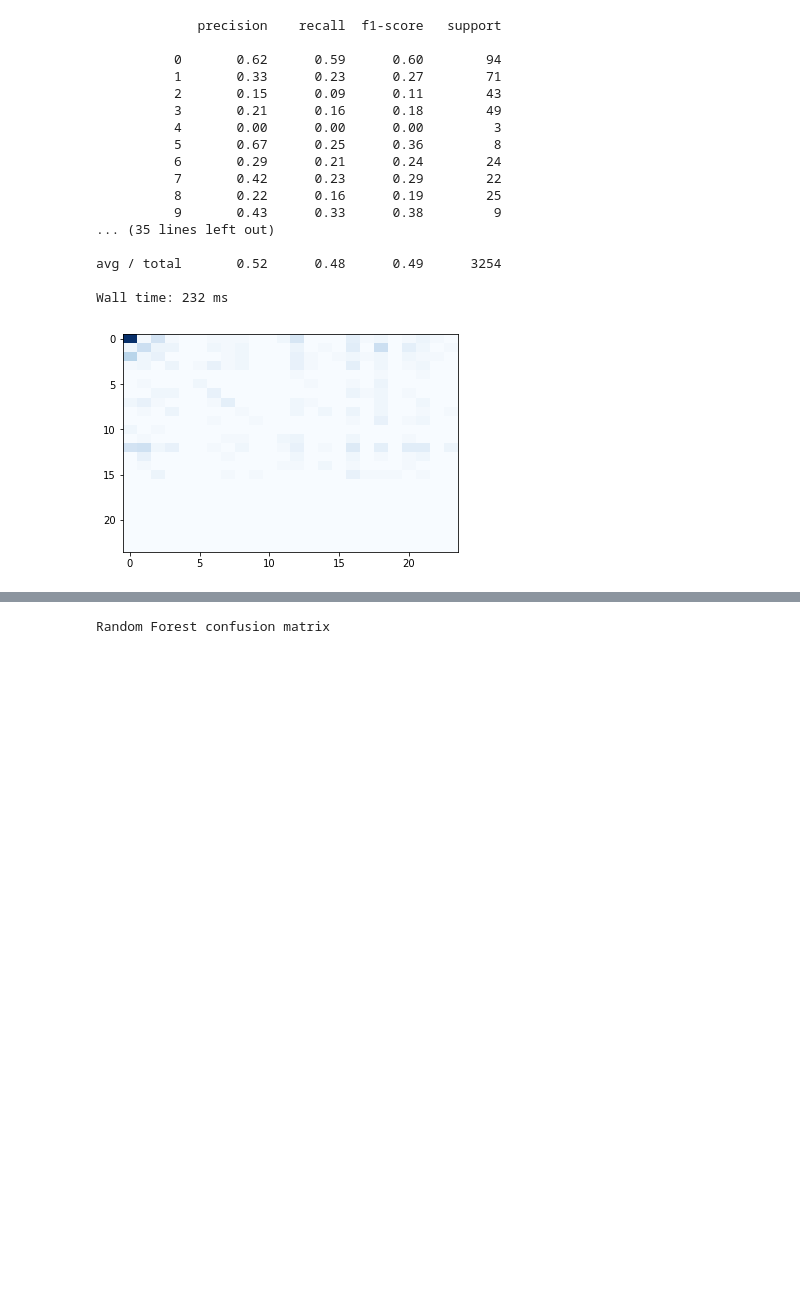
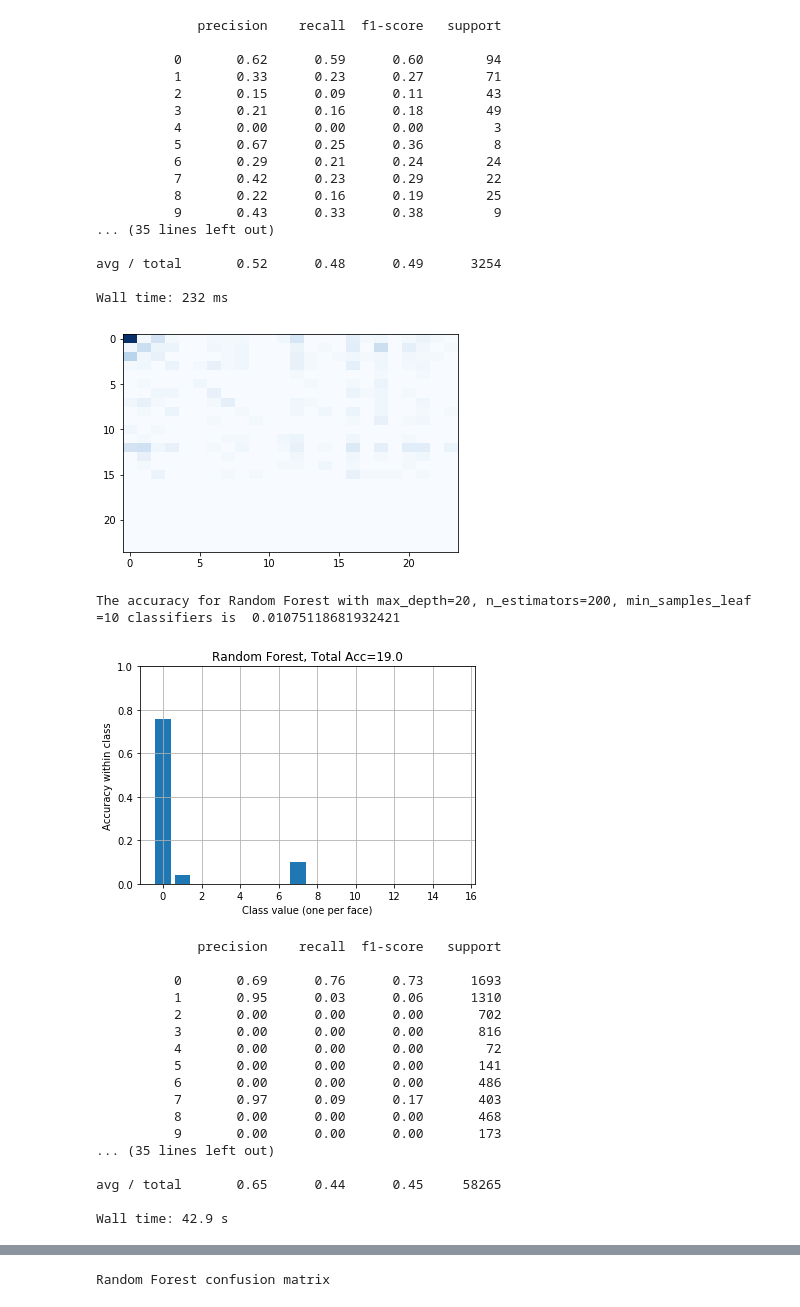
Before and after one commit to i4a/olympics, a Jupyter notebook: LabAssignmentTwo.ipynb, the cells around one changed output, grey strips where cells are left out. Drawn from its saved outputs; the diff is of its cells as text; code cells hidden in the pictures; blank space fills up the shorter version.

```diff
--- a/LabAssignmentTwo.ipynb
+++ b/LabAssignmentTwo.ipynb
@@ -1100,6 +974,40 @@ plt.imshow(cm,cmap=plt.get_cmap('Blues'),aspect='auto')
 plt.grid(False)
 # %% [output]
 [figure]
+# %%
+%%time
+from sklearn.ensemble import RandomForestClassifier
+# Instantiate model with 150 decision trees
+rf = RandomForestClassifier(max_depth=20, n_estimators=200, n_jobs=-1, min_samples_leaf =10)
+# Train the model on training data
+rf.fit(X_train_task2, y_train_task2);
+# Make point predictions on the test set using the fit model.
+yhat = rf.predict(X_test_task2)
+
+print('The accuracy for Random Forest with max_depth=20, n_estimators=200, min_samples_leaf =10 classifiers is ', accuracy_score(y_test_task2, yhat))
+
+plot_class_acc(y_test_task2.argmax(axis=1),yhat.argmax(axis=1),title="Random Forest")
+print(classification_report(y_test_task2, yhat))
+# %% [output]
+The accuracy for Random Forest with max_depth=20, n_estimators=200, min_samples_leaf =10 classifiers is  0.01075118681932421
+[figure, added]
+             precision    recall  f1-score   support
+
+          0       0.69      0.76      0.73      1693
+          1       0.95      0.03      0.06      1310
+          2       0.00      0.00      0.00       702
+          3       0.00      0.00      0.00       816
+          4       0.00      0.00      0.00        72
+          5       0.00      0.00      0.00       141
+          6       0.00      0.00      0.00       486
+          7       0.97      0.09      0.17       403
+          8       0.00      0.00      0.00       468
+          9       0.00      0.00      0.00       173
+... (35 lines left out)
+
+avg / total       0.65      0.44      0.45     58265
+
+Wall time: 42.9 s
 # %%
 %%time
 from sklearn.ensemble import RandomForestClassifier
```
Also changed, not shown: parts of 25 cells of this notebook.
